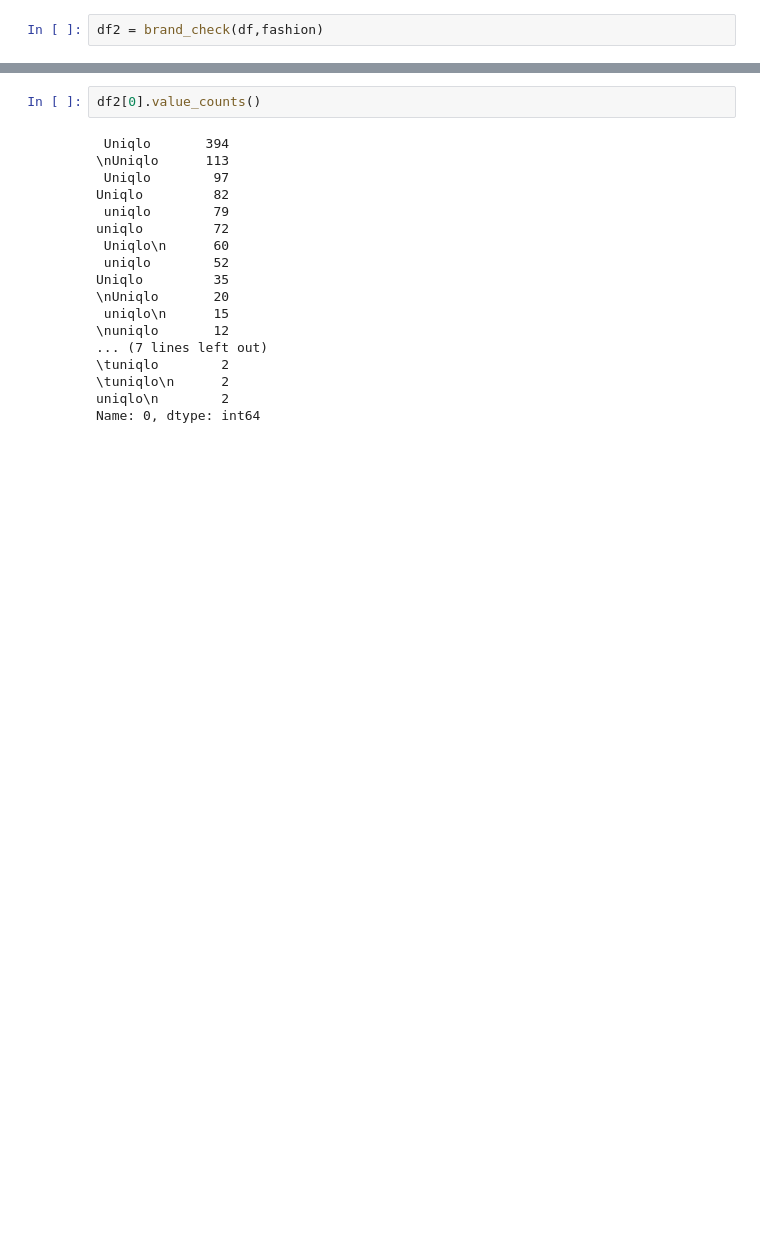
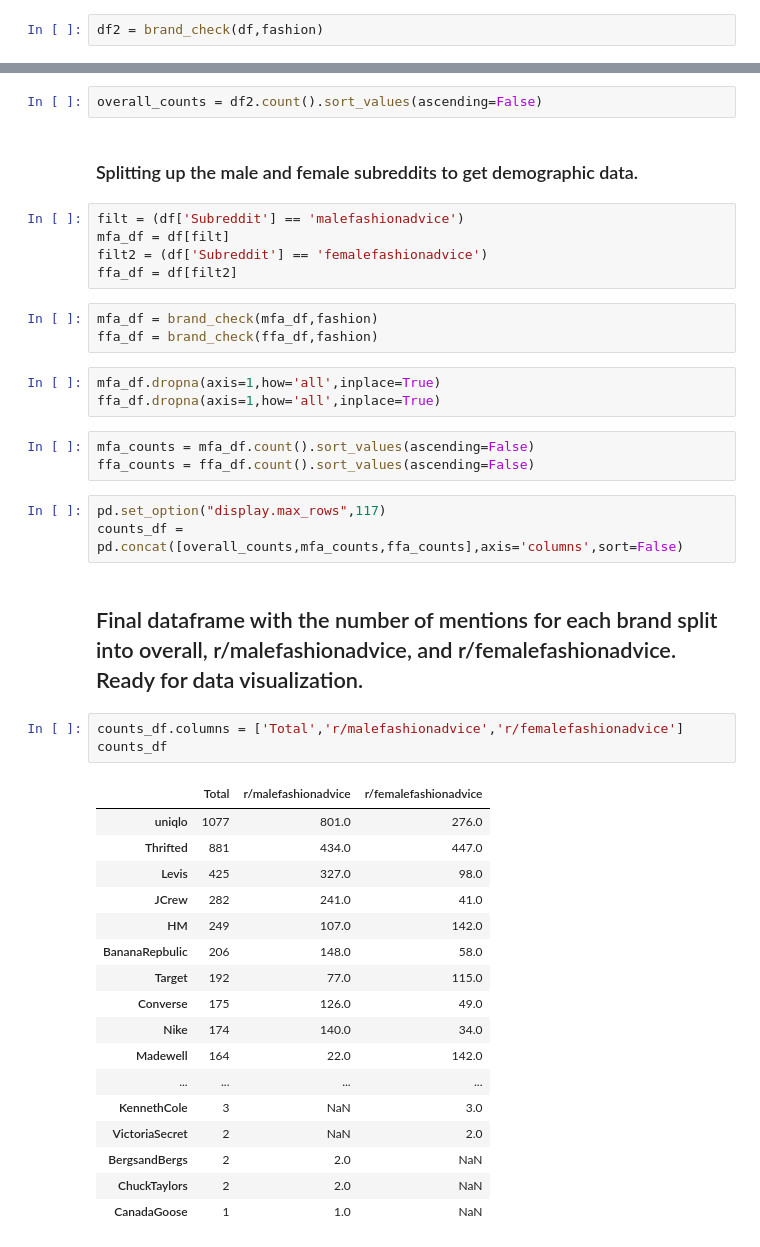
Before and after one commit to maybemaby/free-marketing-watch, a Jupyter notebook: free-marketing-watch.ipynb, the cells around one changed output, grey strips where cells are left out. Drawn from its saved outputs; the diff is of its cells as text; blank space fills up the shorter version.

Commit message:
Brand mentions totaled.

```diff
--- a/free-marketing-watch.ipynb
+++ b/free-marketing-watch.ipynb
@@ -133,20 +122,44 @@ df2
-# %%
-df2[0].value_counts()
-# %% [output]
- Uniqlo       394
-\nUniqlo      113
- Uniqlo        97
-Uniqlo         82
- uniqlo        79
-uniqlo         72
- Uniqlo\n      60
- uniqlo        52
-Uniqlo         35
-\nUniqlo       20
- uniqlo\n      15
-\nuniqlo       12
-... (7 lines left out)
-\tuniqlo        2
-\tuniqlo\n      2
-uniqlo\n        2
-Name: 0, dtype: int64
+# %%
+overall_counts = df2.count().sort_values(ascending=False)
+# %% [markdown]
+### Splitting up the male and female subreddits to get demographic data.
+# %%
+filt = (df['Subreddit'] == 'malefashionadvice')
+mfa_df = df[filt]
+filt2 = (df['Subreddit'] == 'femalefashionadvice')
+ffa_df = df[filt2]
+# %%
+mfa_df = brand_check(mfa_df,fashion)
+ffa_df = brand_check(ffa_df,fashion)
+# %%
+mfa_df.dropna(axis=1,how='all',inplace=True)
+ffa_df.dropna(axis=1,how='all',inplace=True)
+# %%
+mfa_counts = mfa_df.count().sort_values(ascending=False)
+ffa_counts = ffa_df.count().sort_values(ascending=False)
+# %%
+pd.set_option("display.max_rows",117)
+counts_df = pd.concat([overall_counts,mfa_counts,ffa_counts],axis='columns',sort=False)
+# %% [markdown]
+## Final dataframe with the number of mentions for each brand split into overall, r/malefashionadvice, and r/femalefashionadvice. Ready for data visualization.
+# %%
+counts_df.columns = ['Total','r/malefashionadvice','r/femalefashionadvice']
+counts_df
+# %% [output]
+|  | Total | r/malefashionadvice | r/femalefashionadvice |
+| uniqlo | 1077 | 801.0 | 276.0 |
+| Thrifted | 881 | 434.0 | 447.0 |
+| Levis | 425 | 327.0 | 98.0 |
+| JCrew | 282 | 241.0 | 41.0 |
+| HM | 249 | 107.0 | 142.0 |
+| BananaRepbulic | 206 | 148.0 | 58.0 |
+| Target | 192 | 77.0 | 115.0 |
+| Converse | 175 | 126.0 | 49.0 |
+| Nike | 174 | 140.0 | 34.0 |
+| Madewell | 164 | 22.0 | 142.0 |
+| ... | ... | ... | ... |
+| KennethCole | 3 | NaN | 3.0 |
+| VictoriaSecret | 2 | NaN | 2.0 |
+| BergsandBergs | 2 | 2.0 | NaN |
+| ChuckTaylors | 2 | 2.0 | NaN |
+| CanadaGoose | 1 | 1.0 | NaN |
```
Also changed, not shown: parts of 3 cells of this notebook, 1 other file.
